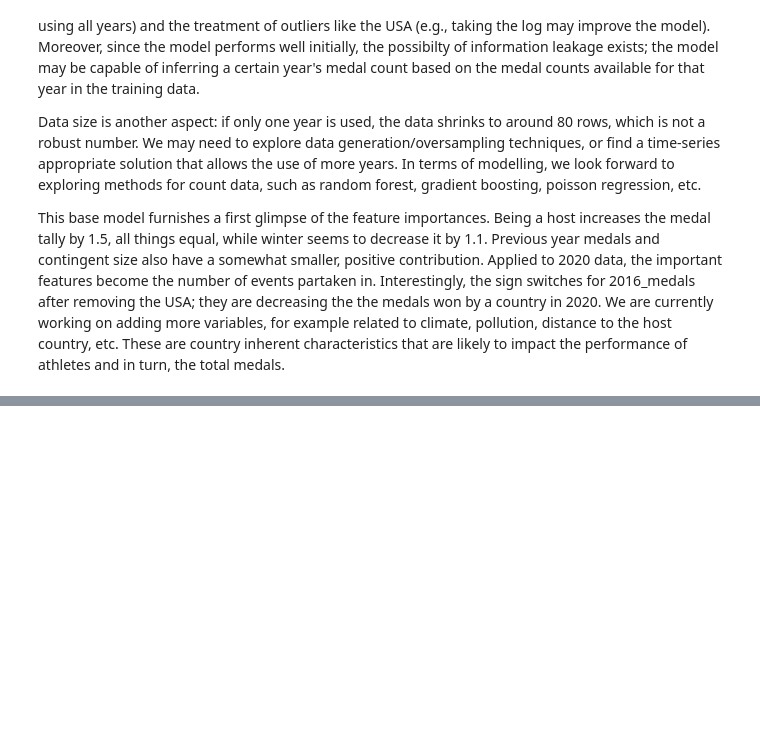
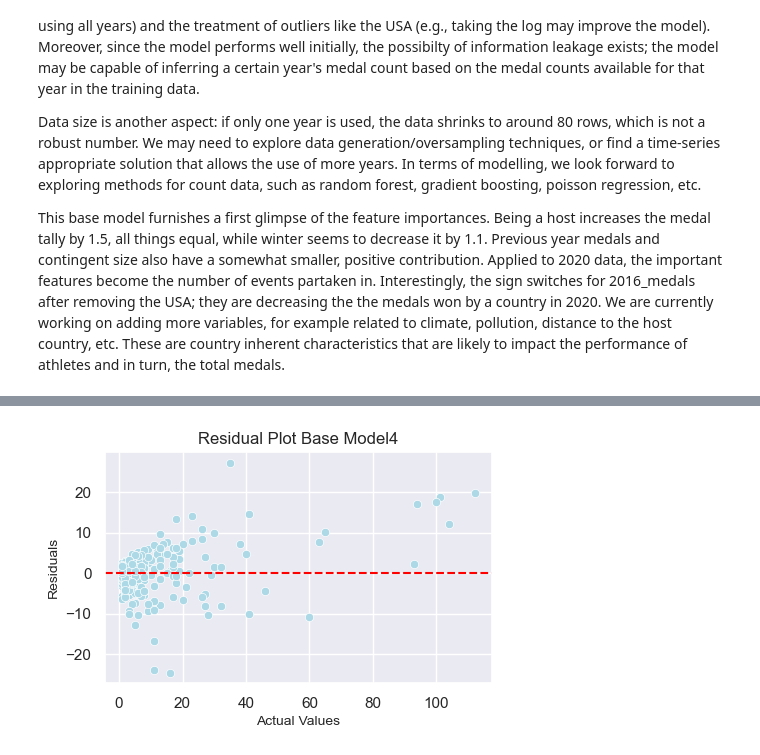
Before and after one commit to ana-047/Olymploration, a Jupyter notebook: Olymploration.ipynb, the cells around one changed output, grey strips where cells are left out. Saved outputs shown, nothing was run; the diff lists cells and outputs as text; code cells hidden in the pictures; blank space fills up the shorter version.

```diff
--- a/Olymploration.ipynb
+++ b/Olymploration.ipynb
@@ -970,0 +1520,16 @@ ghg_df['EDGAR Country Code'].unique()
+# %%
+features= ['year','is_host', 'gdp', 'population', 'contingent_size',
+            'event_count', 'previous_year_medals','offers_incentive', 'incentive_gold', 'avg_temp',
+               'ghg_per_capita',
+              'winter']
+
+X = df_model4[features]
+
+y = df_model4['total']
+
+X_train, X_test, y_train, y_test = train_test_split(
+    X, y, test_size=0.25, random_state=101)
+# %%
+base_model4 = LinearRegression()
+base_model4.fit(X_train, y_train)
+base_predictions4 = base_model4.predict(X_test)
@@ -970,0 +1547,4 @@ ghg_df['EDGAR Country Code'].unique()
+# %%
+plot_residuals(y_test, base_predictions4, title='Residual Plot Base Model4')
+# %% [output]
+[figure, added]
```
Also changed, not shown: parts of 131 cells of this notebook, 5 other files.
